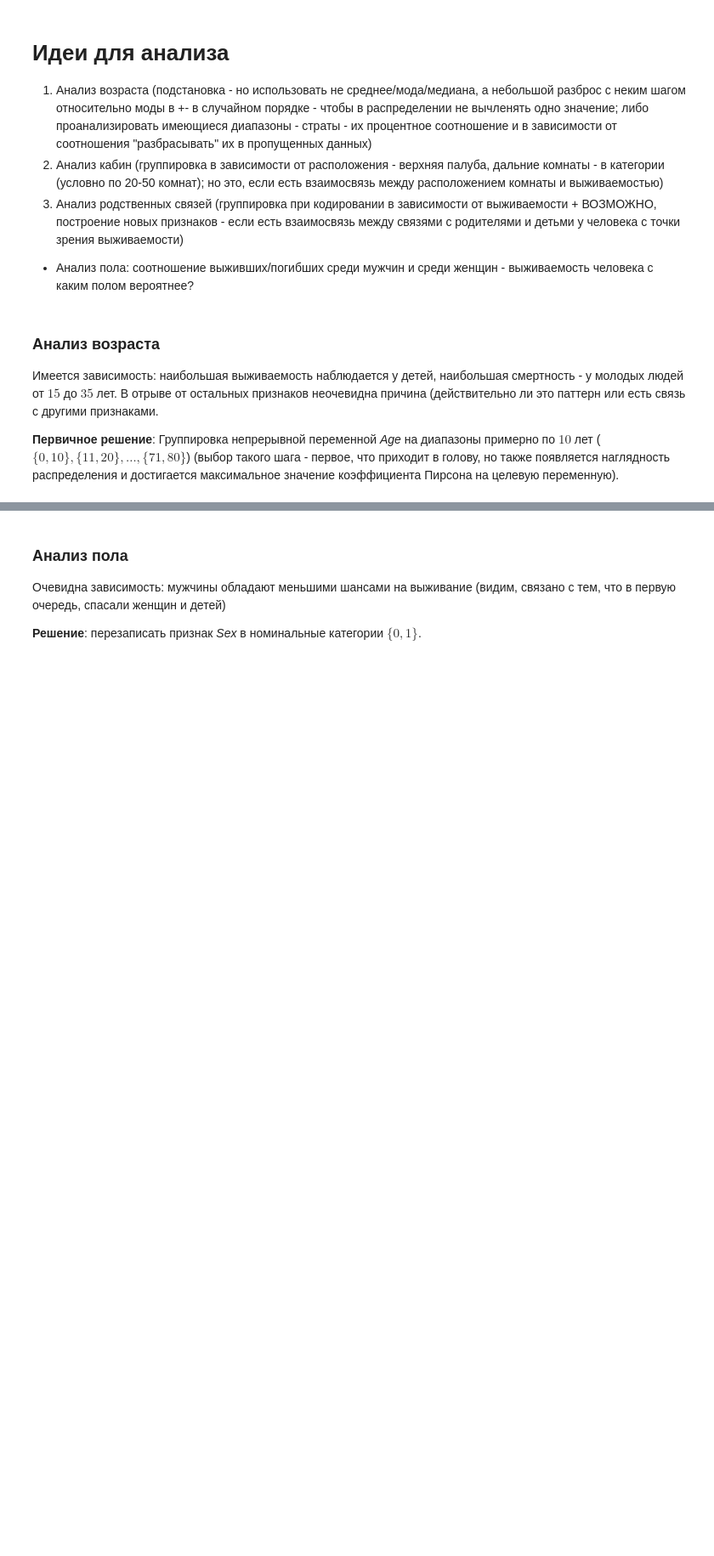
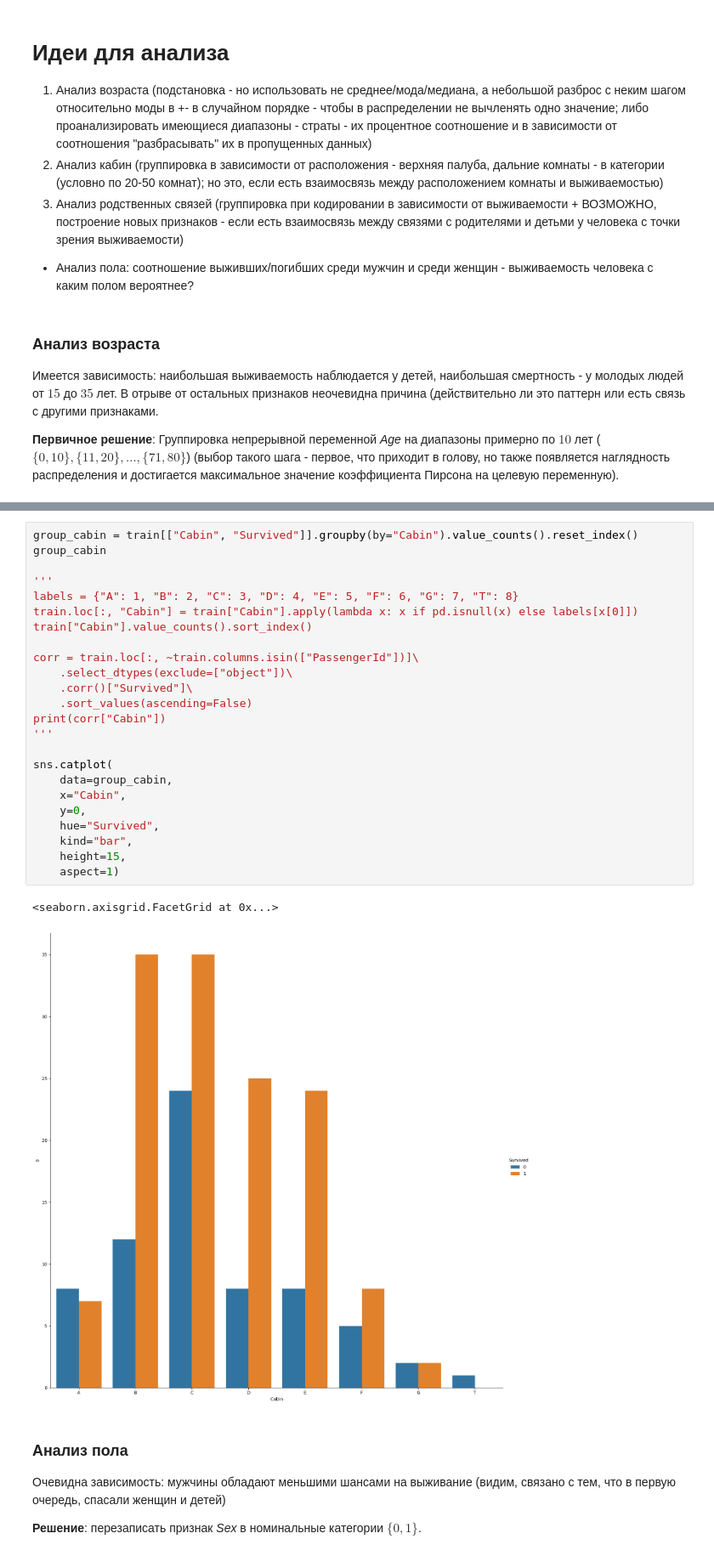
Before and after one commit to p0gramist/ml-on-five, a Jupyter notebook: titanic/analyze.ipynb, the cells around one changed output, grey strips where cells are left out. Shown at 85% size. Drawn from its saved outputs; the diff is of its cells as text; blank space fills up the shorter version.

Commit message:
Предварительное решение по анализу признака Cabin

```diff
--- a/titanic/analyze.ipynb
+++ b/titanic/analyze.ipynb
@@ -165,3 +120,30 @@ ValueError: Could not interpret input 'Survived'
+# %%
+group_cabin = train[["Cabin", "Survived"]].groupby(by="Cabin").value_counts().reset_index()
+group_cabin
+
+'''
+labels = {"A": 1, "B": 2, "C": 3, "D": 4, "E": 5, "F": 6, "G": 7, "T": 8}
+train.loc[:, "Cabin"] = train["Cabin"].apply(lambda x: x if pd.isnull(x) else labels[x[0]])
+train["Cabin"].value_counts().sort_index()
+
+corr = train.loc[:, ~train.columns.isin(["PassengerId"])]\
+    .select_dtypes(exclude=["object"])\
+    .corr()["Survived"]\
+    .sort_values(ascending=False)
+print(corr["Cabin"])
+'''
+
+sns.catplot(
+    data=group_cabin,
+    x="Cabin",
+    y=0,
+    hue="Survived",
+    kind="bar",
+    height=15,
+    aspect=1)
+# %% [output]
+<seaborn.axisgrid.FacetGrid at 0x...>
+[figure, added]
 # %% [markdown]
 ### Анализ пола
 Очевидна зависимость: мужчины обладают меньшими шансами на выживание (видим, связано с тем, что в первую очередь, спасали женщин и детей)
```
Also changed, not shown: parts of 12 cells of this notebook.
